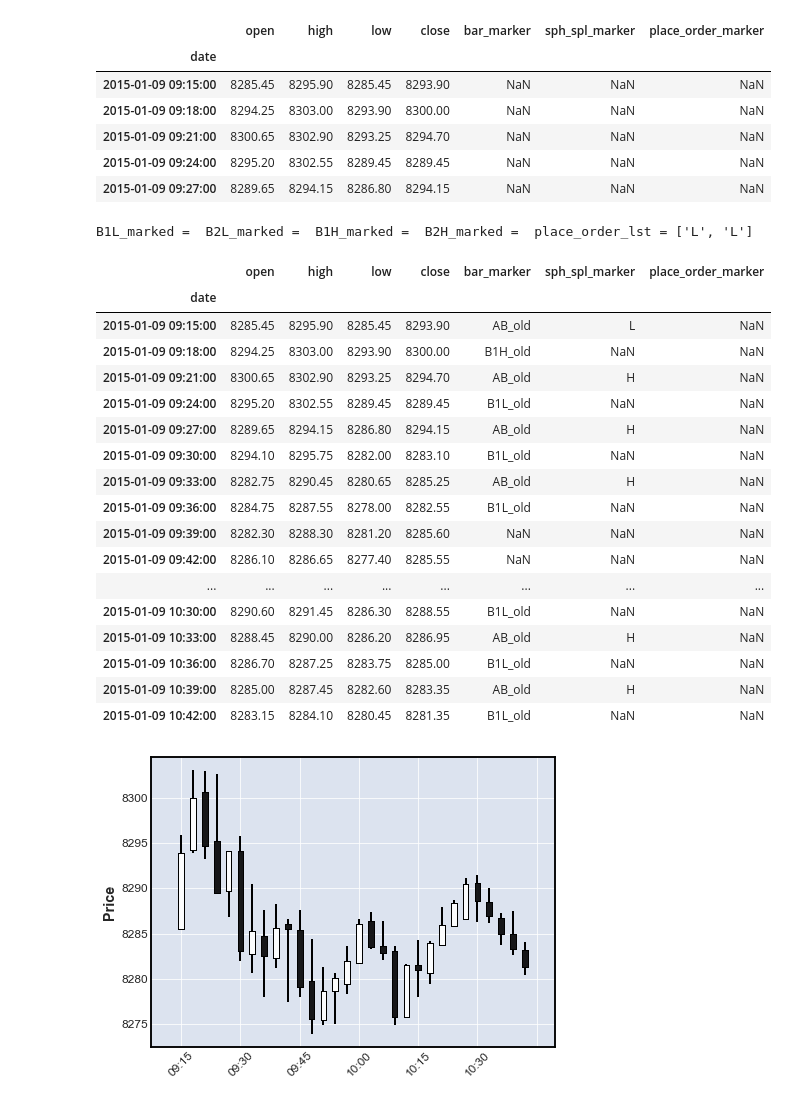
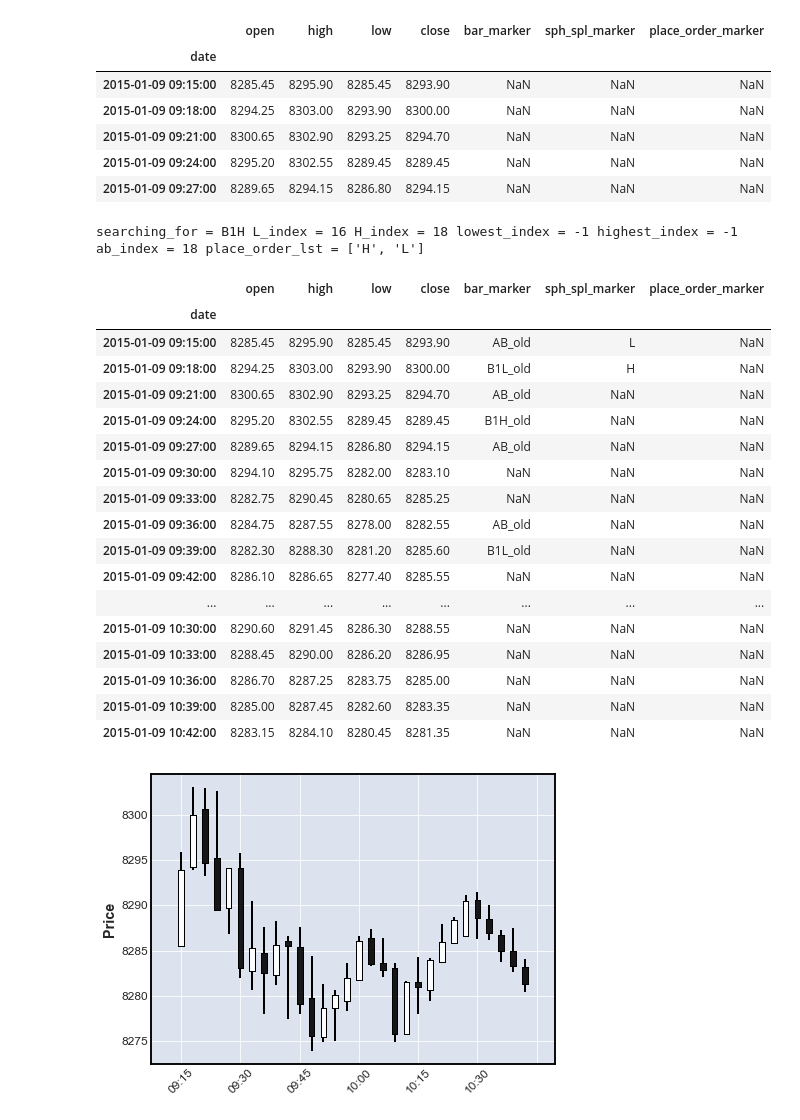
Before and after one commit to tejasvi-sarraju-tfs/nifty, a Jupyter notebook: NIFTY_Place_Order.ipynb, the cells around one changed output. Cells and saved outputs as stored; diff of their text form; code cells hidden in the pictures.

```diff
--- a/NIFTY_Place_Order.ipynb
+++ b/NIFTY_Place_Order.ipynb
@@ -44,46 +44,0 @@ place_order_lst = []
-# %%
-for i in range(1, 300):
-    if data.loc[data['bar_marker'] == 'AB', 'low'].item() > data.loc[data.index[i], 'low'] and data.loc[data['bar_marker'] == 'AB', 'close'].item() > data.loc[data.index[i], 'close']:
-        if B1L_marked != 'Yes':
-            data.loc[data.index[i], 'bar_marker'] = 'B1L'
-            B1L_marked = 'Yes'
-        else:
-            data.loc[data.index[i], 'bar_marker'] = 'B2L'
-            B2L_marked = 'Yes'
-    elif data.loc[data['bar_marker'] == 'AB', 'high'].item() < data.loc[data.index[i], 'high'] and data.loc[data['bar_marker'] == 'AB', 'close'].item() < data.loc[data.index[i], 'close']:
-        if B1H_marked != 'Yes':
-            data.loc[data.index[i], 'bar_marker'] = 'B1H'
-            B1H_marked = 'Yes'
-        else:
-            data.loc[data.index[i], 'bar_marker'] = 'B2H'
-            B2H_marked = 'Yes'
-
-    if B2L_marked == 'Yes':
-        data.loc[data['bar_marker'] == 'AB', 'sph_spl_marker'] = 'H'
-        data.loc[data['bar_marker'] == 'B1L', 'bar_marker'] = 'B1L_old'
-        B1L_marked = ''
-        B2L_marked = ''
-        place_order_lst.append('H')
-        if len(place_order_lst) == 3:
-            if place_order_lst == ['L','H','L'] or place_order_lst == ['H','L','H']:
-                data.loc[data['bar_marker'] == 'AB', 'place_order_marker'] = 'Yes'
-            del place_order_lst[0]
-        data.loc[data['bar_marker'] == 'AB', 'bar_marker'] = 'AB_old'
-        data.loc[data['bar_marker'] == 'B2L', 'bar_marker'] = 'AB'
-
-    if B2H_marked == 'Yes':
-        data.loc[data['bar_marker'] == 'AB', 'sph_spl_marker'] = 'L'
-        data.loc[data['bar_marker'] == 'B1H', 'bar_marker'] = 'B1H_old'
-        B1H_marked = ''
-        B2H_marked = ''
-        place_order_lst.append('L')
-        if len(place_order_lst) == 3:
-            if place_order_lst == ['L','H','L'] or place_order_lst == ['H','L','H']:
-                data.loc[data['bar_marker'] == 'AB', 'place_order_marker'] = 'Yes'
-            del place_order_lst[0]
-        data.loc[data['bar_marker'] == 'AB', 'bar_marker'] = 'AB_old'
-        data.loc[data['bar_marker'] == 'B2H', 'bar_marker'] = 'AB'
-# %%
-print('B1L_marked = ' + B1L_marked + ' B2L_marked = ' + B2L_marked + ' B1H_marked = ' + B1H_marked + ' B2H_marked = ' + B2H_marked + ' place_order_lst = ' + str(place_order_lst))
-# %% [output]
-B1L_marked =  B2L_marked =  B1H_marked =  B2H_marked =  place_order_lst = ['L', 'L']
@@ -90,24 +153,28 @@ B1L_marked =  B2L_marked =  B1H_marked =  B2H_marked =  place_order_lst = ['L',
+# %%
+print('searching_for = ' + str(searching_for) + ' L_index = ' + str(L_index) + ' H_index = ' + str(H_index) + ' lowest_index = ' + str(lowest_index) + ' highest_index = ' + str(highest_index) + ' ab_index = ' + str(ab_index) + ' place_order_lst = ' + str(place_order_lst))
+# %% [output]
+searching_for = B1H L_index = 16 H_index = 18 lowest_index = -1 highest_index = -1 ab_index = 18 place_order_lst = ['H', 'L']
 # %%
-data.head(30)
+data.iloc[0:30]
 # %% [output]
 |  | open | high | low | close | bar_marker | sph_spl_marker | place_order_marker |
 | date |  |  |  |  |  |  |  |
 | 2015-01-09 09:15:00 | 8285.45 | 8295.90 | 8285.45 | 8293.90 | AB_old | L | NaN |
-| 2015-01-09 09:18:00 | 8294.25 | 8303.00 | 8293.90 | 8300.00 | B1H_old | NaN | NaN |
-| 2015-01-09 09:21:00 | 8300.65 | 8302.90 | 8293.25 | 8294.70 | AB_old | H | NaN |
-| 2015-01-09 09:24:00 | 8295.20 | 8302.55 | 8289.45 | 8289.45 | B1L_old | NaN | NaN |
-| 2015-01-09 09:27:00 | 8289.65 | 8294.15 | 8286.80 | 8294.15 | AB_old | H | NaN |
-| 2015-01-09 09:30:00 | 8294.10 | 8295.75 | 8282.00 | 8283.10 | B1L_old | NaN | NaN |
-| 2015-01-09 09:33:00 | 8282.75 | 8290.45 | 8280.65 | 8285.25 | AB_old | H | NaN |
-| 2015-01-09 09:36:00 | 8284.75 | 8287.55 | 8278.00 | 8282.55 | B1L_old | NaN | NaN |
-| 2015-01-09 09:39:00 | 8282.30 | 8288.30 | 8281.20 | 8285.60 | NaN | NaN | NaN |
+| 2015-01-09 09:18:00 | 8294.25 | 8303.00 | 8293.90 | 8300.00 | B1L_old | H | NaN |
+| 2015-01-09 09:21:00 | 8300.65 | 8302.90 | 8293.25 | 8294.70 | AB_old | NaN | NaN |
+| 2015-01-09 09:24:00 | 8295.20 | 8302.55 | 8289.45 | 8289.45 | B1H_old | NaN | NaN |
+| 2015-01-09 09:27:00 | 8289.65 | 8294.15 | 8286.80 | 8294.15 | AB_old | NaN | NaN |
+| 2015-01-09 09:30:00 | 8294.10 | 8295.75 | 8282.00 | 8283.10 | NaN | NaN | NaN |
+| 2015-01-09 09:33:00 | 8282.75 | 8290.45 | 8280.65 | 8285.25 | NaN | NaN | NaN |
+| 2015-01-09 09:36:00 | 8284.75 | 8287.55 | 8278.00 | 8282.55 | AB_old | NaN | NaN |
+| 2015-01-09 09:39:00 | 8282.30 | 8288.30 | 8281.20 | 8285.60 | B1L_old | NaN | NaN |
 | 2015-01-09 09:42:00 | 8286.10 | 8286.65 | 8277.40 | 8285.55 | NaN | NaN | NaN |
 | ... | ... | ... | ... | ... | ... | ... | ... |
-| 2015-01-09 10:30:00 | 8290.60 | 8291.45 | 8286.30 | 8288.55 | B1L_old | NaN | NaN |
-| 2015-01-09 10:33:00 | 8288.45 | 8290.00 | 8286.20 | 8286.95 | AB_old | H | NaN |
-| 2015-01-09 10:36:00 | 8286.70 | 8287.25 | 8283.75 | 8285.00 | B1L_old | NaN | NaN |
-| 2015-01-09 10:39:00 | 8285.00 | 8287.45 | 8282.60 | 8283.35 | AB_old | H | NaN |
-| 2015-01-09 10:42:00 | 8283.15 | 8284.10 | 8280.45 | 8281.35 | B1L_old | NaN | NaN |
+| 2015-01-09 10:30:00 | 8290.60 | 8291.45 | 8286.30 | 8288.55 | NaN | NaN | NaN |
+| 2015-01-09 10:33:00 | 8288.45 | 8290.00 | 8286.20 | 8286.95 | NaN | NaN | NaN |
+| 2015-01-09 10:36:00 | 8286.70 | 8287.25 | 8283.75 | 8285.00 | NaN | NaN | NaN |
+| 2015-01-09 10:39:00 | 8285.00 | 8287.45 | 8282.60 | 8283.35 | NaN | NaN | NaN |
+| 2015-01-09 10:42:00 | 8283.15 | 8284.10 | 8280.45 | 8281.35 | NaN | NaN | NaN |
 # %%
 import mplfinance as mpf
 import matplotlib.pyplot as plt
```
Also changed, not shown: parts of 3 cells of this notebook.
